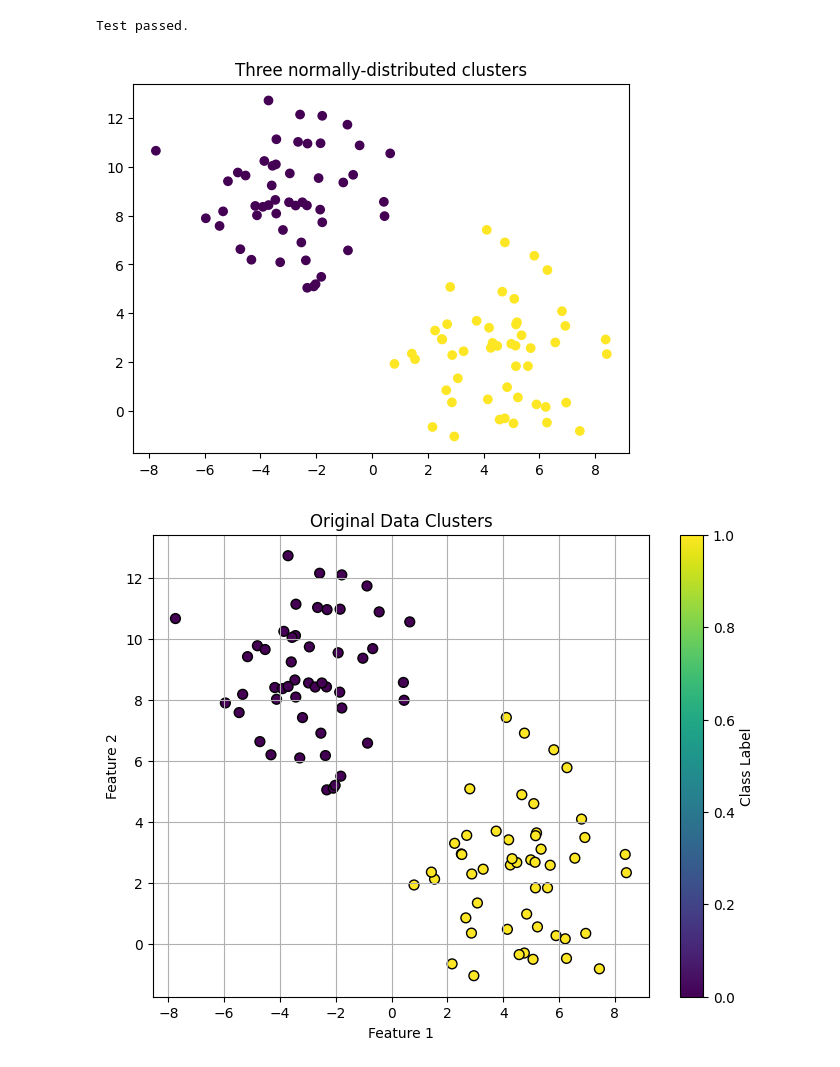
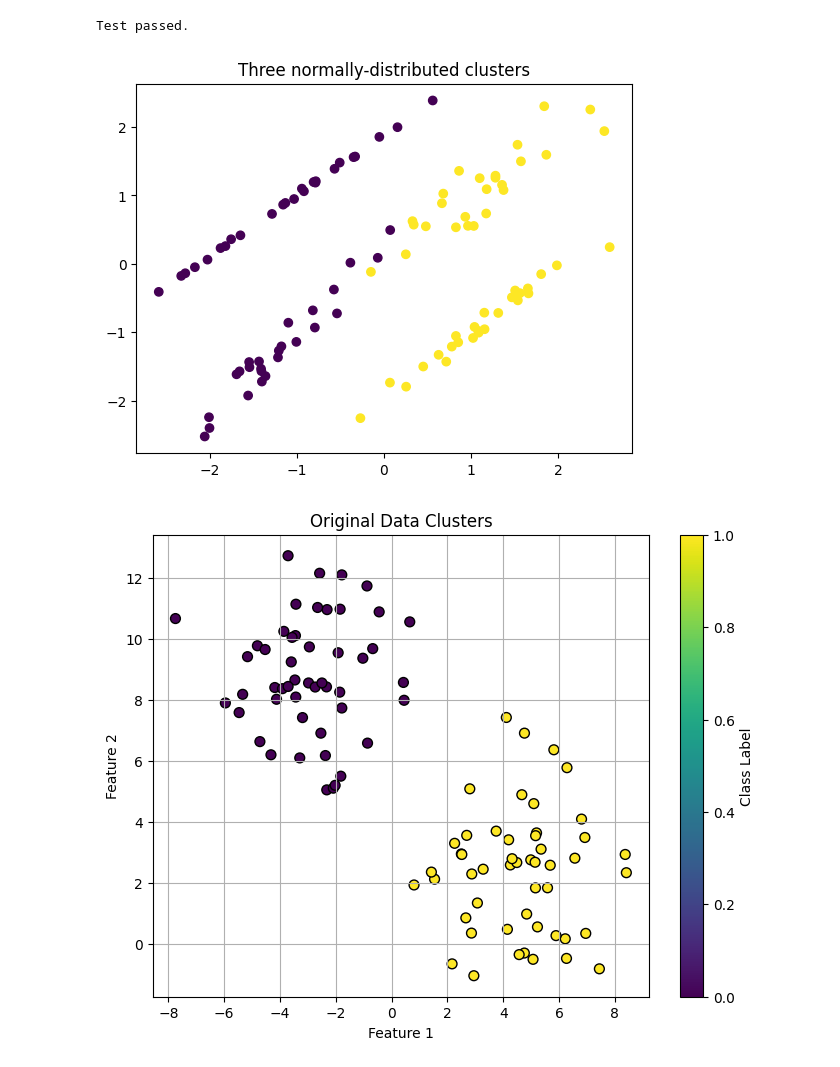
Before and after one commit to chgendreau/bayesian-prediction, a Jupyter notebook: machine_learning.ipynb, the cells around one changed output. Saved outputs shown, nothing was run; the diff lists cells and outputs as text; code cells hidden in the pictures.

Commit message:
plots for report

```diff
--- a/machine_learning.ipynb
+++ b/machine_learning.ipynb
@@ -202,35 +207,34 @@ from sklearn.datasets import load_diabetes, make_blobs, make_classification, mak
 diabetes = load_diabetes()
 X = diabetes.data
 feature_names = diabetes.feature_names
 df = pd.DataFrame(X, columns=feature_names)
 sex_idx = feature_names.index('sex')
 # Make binary target: 1 for male (sex > 0), 0 for female (sex <= 0)
 Y = (X[:, sex_idx] > 0).astype(int)
 df["Y"] = Y
 df = df.drop(columns="sex").dropna()
 X = df.drop(columns="Y").values
 Y = df["Y"].values
 
 
 X, Y = make_classification(
     n_samples=100,
     n_classes=2,
     n_features=2,
     n_informative=2,
     n_redundant=0,
     weights=[0.5, 0.5],  # Imbalanced dataset
     random_state=42,
     # return_X_y=True,
 )
 
-X, Y = make_blobs(centers=2, n_samples=100, random_state=42, cluster_std=2)
 
 import matplotlib.pyplot as plt
 plt.scatter(X[:, 0], X[:, 1], c=Y)
 plt.title("Three normally-distributed clusters")
 plt.show()
 # %% [output]
-[figure, old version]
+[figure, new version]
 # %%
 # scatterplot of clusters:
 import matplotlib.pyplot as plt
```
Also changed, not shown: parts of 4 cells of this notebook, 2 other files.
